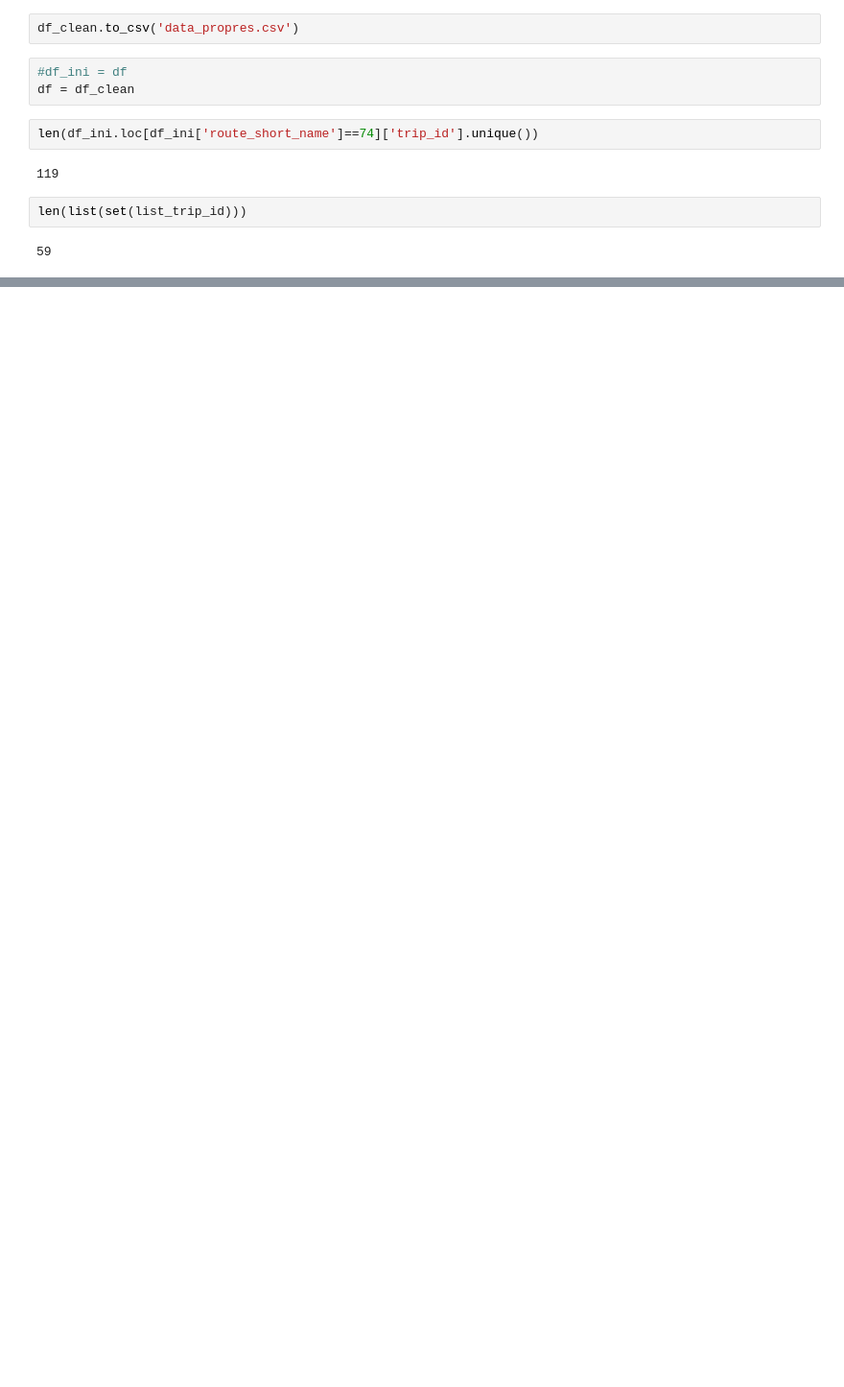
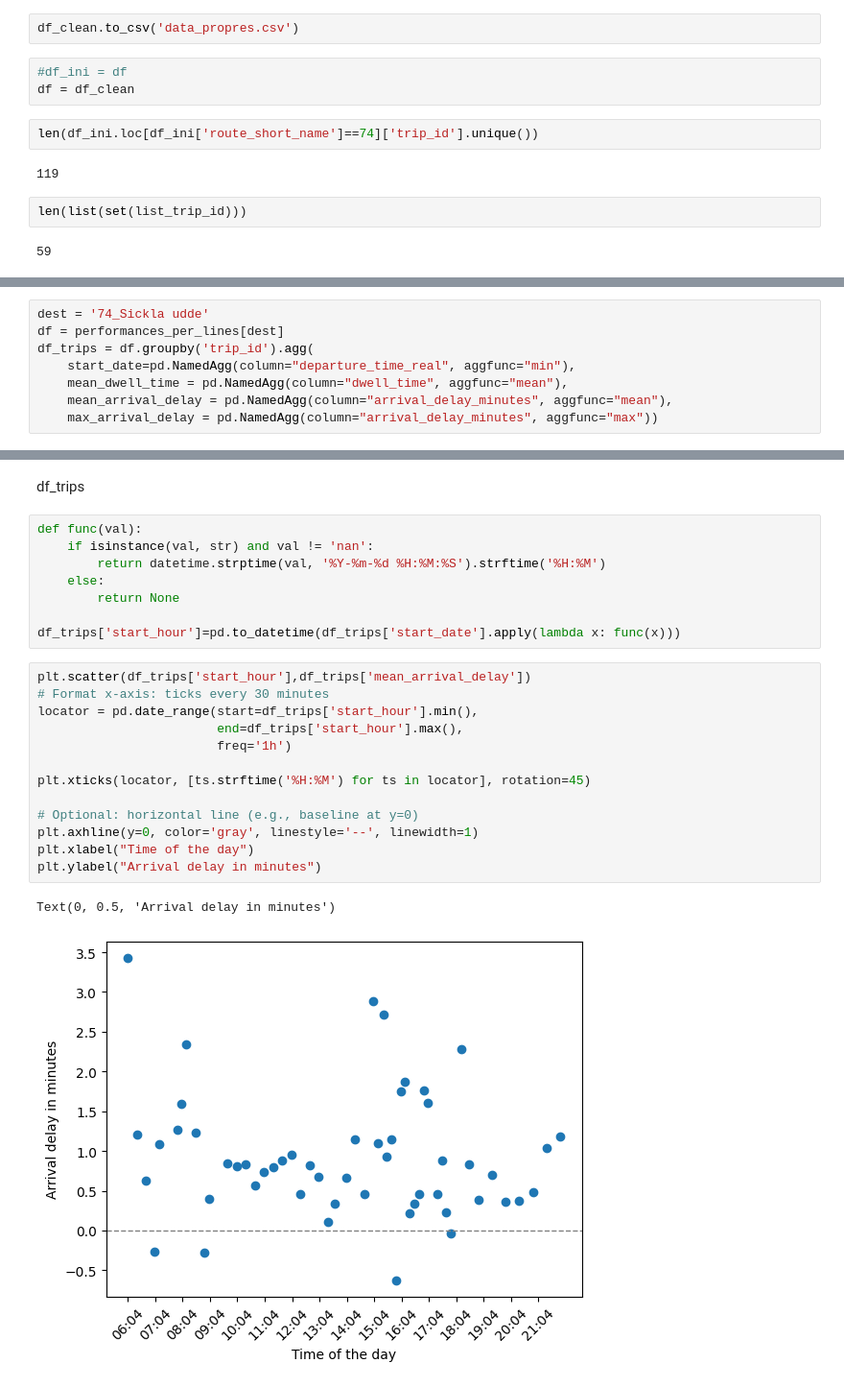
Before and after one commit to jesus-martinez02/PT-Project, a Jupyter notebook: boxplot (2).ipynb, the cells around one changed output, grey strips where cells are left out. Shown at 96% size. Drawn from its saved outputs; the diff is of its cells as text; blank space fills up the shorter version.

```diff
--- a/boxplot (2).ipynb
+++ b/boxplot (2).ipynb
@@ -245,0 +225,8 @@ len(df['trip_id'].unique())
+# %%
+dest = '74_Sickla udde'
+df = performances_per_lines[dest]
+df_trips = df.groupby('trip_id').agg(
+    start_date=pd.NamedAgg(column="departure_time_real", aggfunc="min"),
+    mean_dwell_time = pd.NamedAgg(column="dwell_time", aggfunc="mean"),
+    mean_arrival_delay = pd.NamedAgg(column="arrival_delay_minutes", aggfunc="mean"),
+    max_arrival_delay = pd.NamedAgg(column="arrival_delay_minutes", aggfunc="max"))
@@ -245,0 +254,26 @@ len(df['trip_id'].unique())
+# %% [markdown]
+df_trips
+# %%
+def func(val):
+    if isinstance(val, str) and val != 'nan':
+        return datetime.strptime(val, '%Y-%m-%d %H:%M:%S').strftime('%H:%M')
+    else:
+        return None
+
+df_trips['start_hour']=pd.to_datetime(df_trips['start_date'].apply(lambda x: func(x)))
+# %%
+plt.scatter(df_trips['start_hour'],df_trips['mean_arrival_delay'])
+# Format x-axis: ticks every 30 minutes
+locator = pd.date_range(start=df_trips['start_hour'].min(),
+                        end=df_trips['start_hour'].max(),
+                        freq='1h')
+
+plt.xticks(locator, [ts.strftime('%H:%M') for ts in locator], rotation=45)
+
+# Optional: horizontal line (e.g., baseline at y=0)
+plt.axhline(y=0, color='gray', linestyle='--', linewidth=1)
+plt.xlabel("Time of the day")
+plt.ylabel("Arrival delay in minutes")
+# %% [output]
+Text(0, 0.5, 'Arrival delay in minutes')
+[figure, added]
```
Also changed, not shown: parts of 21 cells of this notebook.
